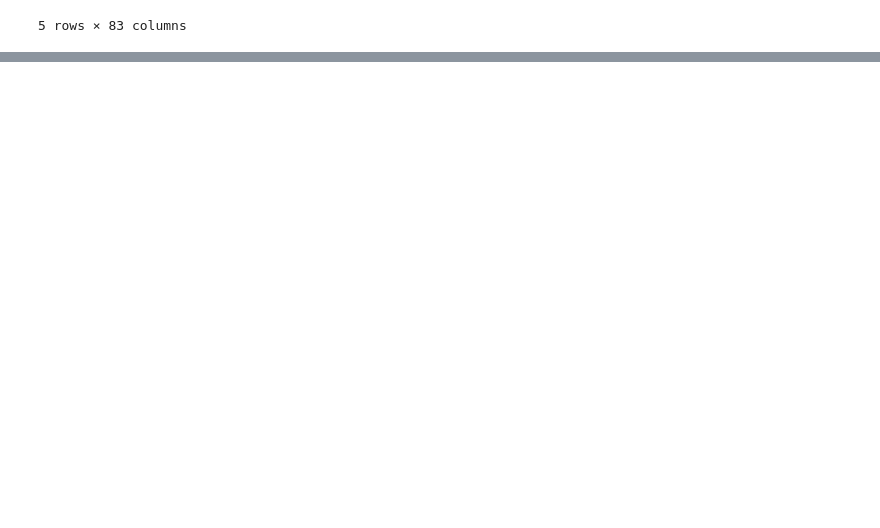
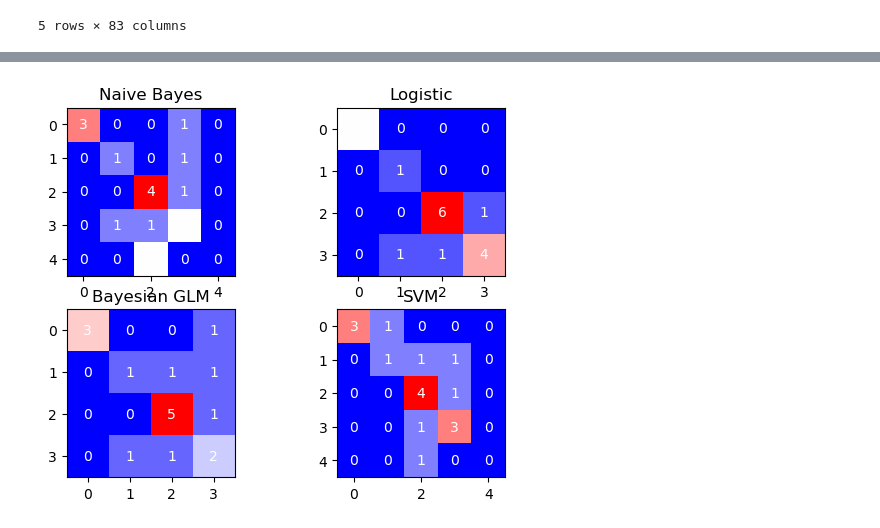
Before and after one commit to ArmandRathgeb/ML-Group-Project, a Jupyter notebook: sample.ipynb, the cells around one changed output, grey strips where cells are left out. Cells and saved outputs as stored; diff of their text form; code cells hidden in the pictures; blank space fills up the shorter version.

```diff
--- a/sample.ipynb
+++ b/sample.ipynb
@@ -112,0 +148,2 @@ df_results = benchmark_methods(
+# %%
+df_method, confusion_matrices = cacl.benchmark_classification(pX_train, pY_train, pX_test, pY_test, imputation_type='dream')
@@ -112,0 +185,7 @@ df_results = benchmark_methods(
+# %%
+for i,name in enumerate(['Naive Bayes', 'Logistic', 'Bayesian GLM', 'SVM']):
+    plt.subplot(220 + i + 1)
+    plt.title(name)
+    cacl.plot_heatmap(plt.gca(), confusion_matrices[i]['Test Confusion'], vmin=None, vmax=None)
+# %% [output]
+[figure, added]
```
Also changed, not shown: parts of 10 cells of this notebook, 9 other files.
